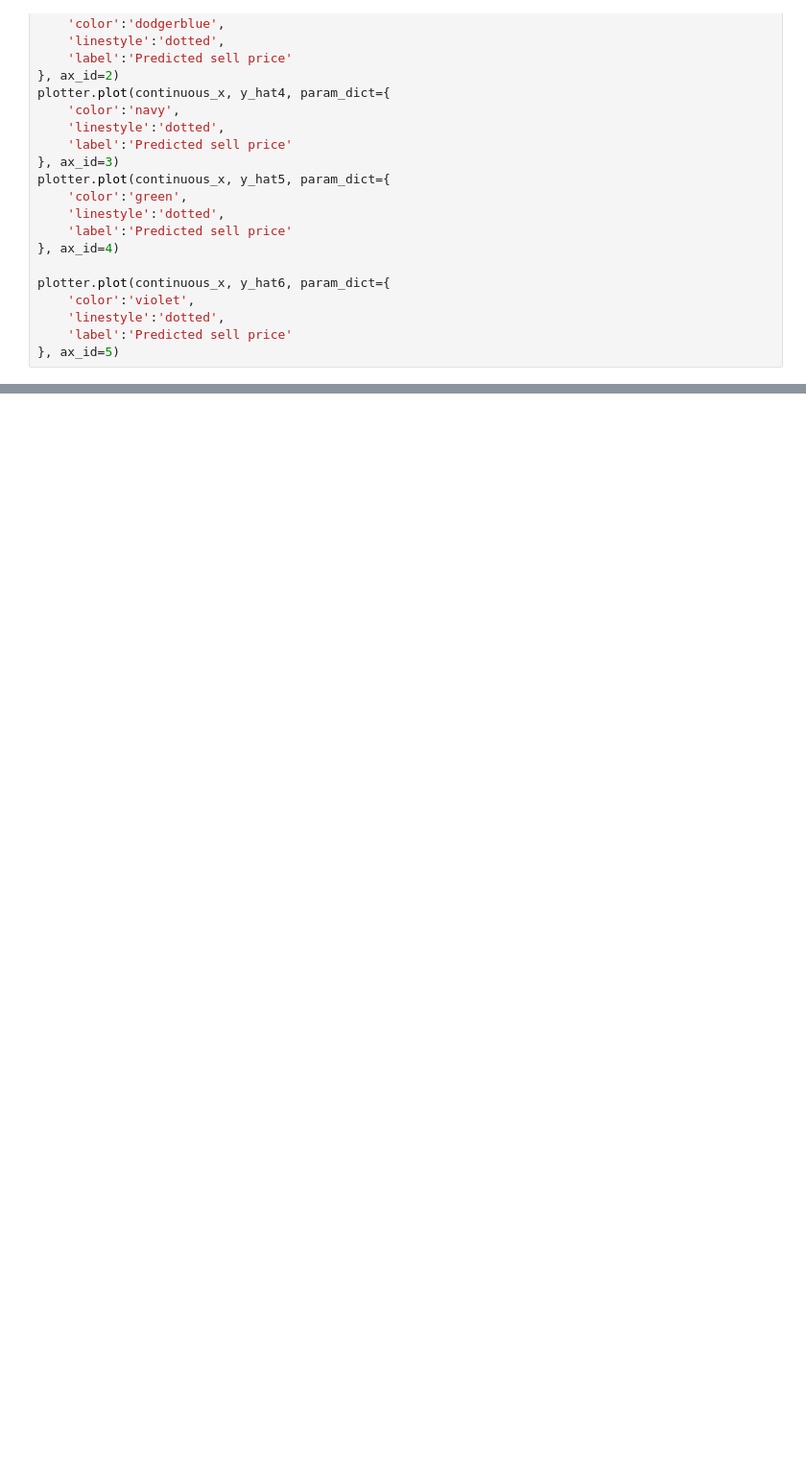
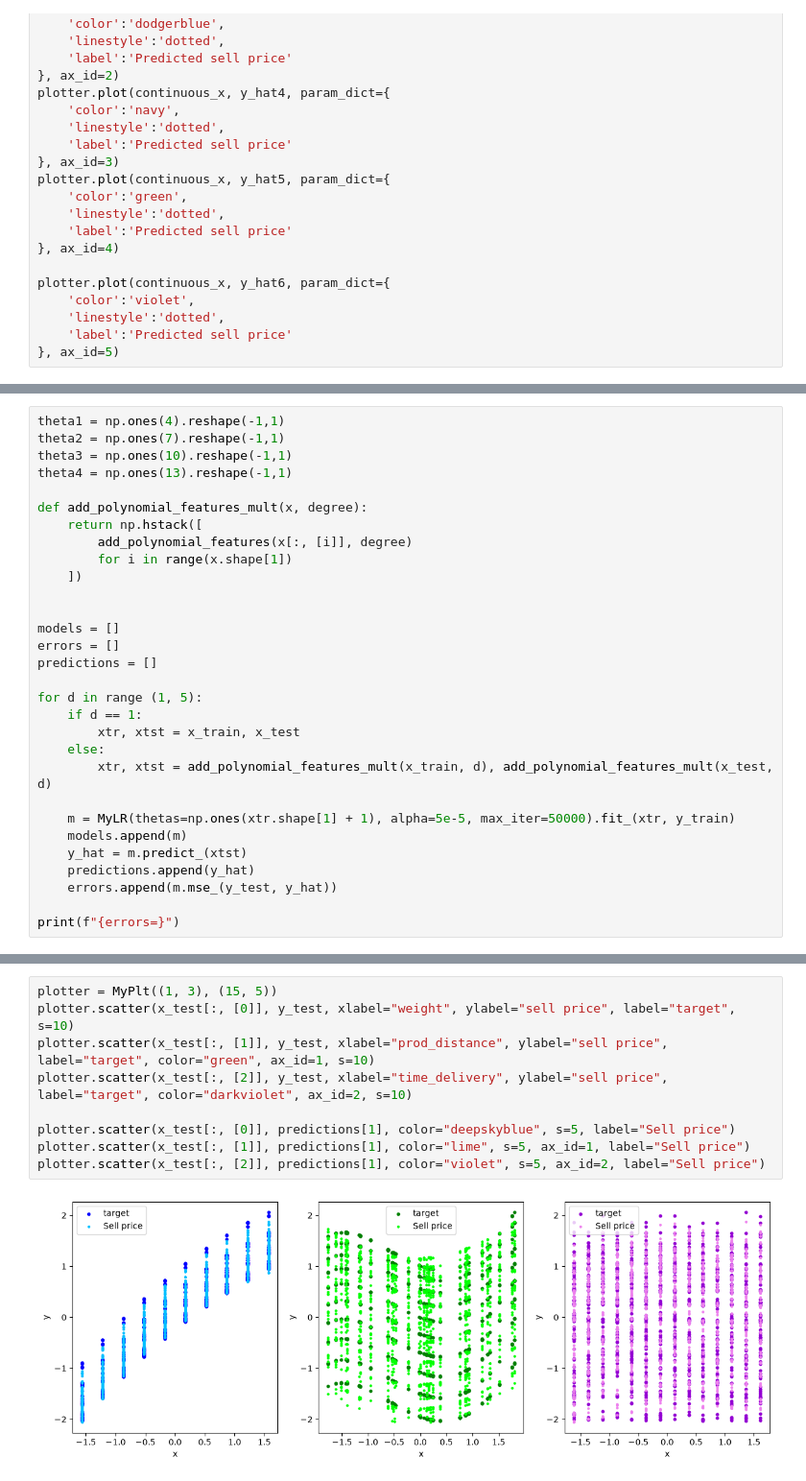
Before and after one commit to Pachiderms/bootcamp_ml, a Jupyter notebook: notebooks/notebook_module07.ipynb, the cells around one changed output, grey strips where cells are left out. Shown at 96% size. Saved outputs shown, nothing was run; the diff lists cells and outputs as text; blank space fills up the shorter version.

```diff
--- a/notebooks/notebook_module07.ipynb
+++ b/notebooks/notebook_module07.ipynb
@@ -413,0 +370,30 @@ x.shape=(1225, 3675) y.shape=(1225, 3675)
+# %%
+theta1 = np.ones(4).reshape(-1,1)
+theta2 = np.ones(7).reshape(-1,1)
+theta3 = np.ones(10).reshape(-1,1)
+theta4 = np.ones(13).reshape(-1,1)
+
+def add_polynomial_features_mult(x, degree):
+    return np.hstack([
+        add_polynomial_features(x[:, [i]], degree)
+        for i in range(x.shape[1])
+    ])
+
+
+models = []
+errors = []
+predictions = []
+
+for d in range (1, 5):
+    if d == 1:
+        xtr, xtst = x_train, x_test
+    else:
+        xtr, xtst = add_polynomial_features_mult(x_train, d), add_polynomial_features_mult(x_test, d)
+
+    m = MyLR(thetas=np.ones(xtr.shape[1] + 1), alpha=5e-5, max_iter=50000).fit_(xtr, y_train)
+    models.append(m)
+    y_hat = m.predict_(xtst)
+    predictions.append(y_hat)
+    errors.append(m.mse_(y_test, y_hat))
+
+print(f"{errors=}")
@@ -413,0 +408,11 @@ x.shape=(1225, 3675) y.shape=(1225, 3675)
+# %%
+plotter = MyPlt((1, 3), (15, 5))
+plotter.scatter(x_test[:, [0]], y_test, xlabel="weight", ylabel="sell price", label="target", s=10)
+plotter.scatter(x_test[:, [1]], y_test, xlabel="prod_distance", ylabel="sell price", label="target", color="green", ax_id=1, s=10)
+plotter.scatter(x_test[:, [2]], y_test, xlabel="time_delivery", ylabel="sell price", label="target", color="darkviolet", ax_id=2, s=10)
+
+plotter.scatter(x_test[:, [0]], predictions[1], color="deepskyblue", s=5, label="Sell price")
+plotter.scatter(x_test[:, [1]], predictions[1], color="lime", s=5, ax_id=1, label="Sell price")
+plotter.scatter(x_test[:, [2]], predictions[1], color="violet", s=5, ax_id=2, label="Sell price")
+# %% [output]
+[figure, added]
```
Also changed, not shown: parts of 4 cells of this notebook.
